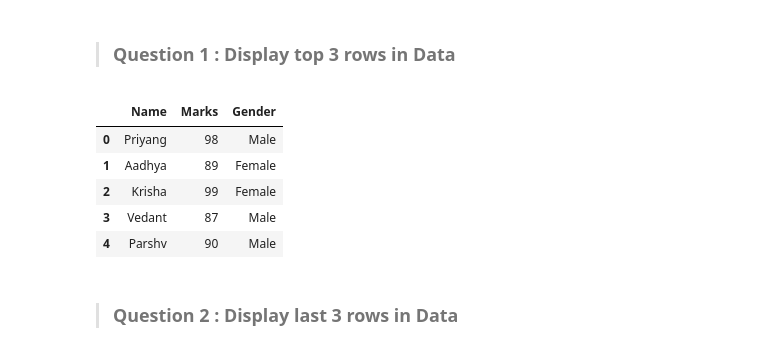
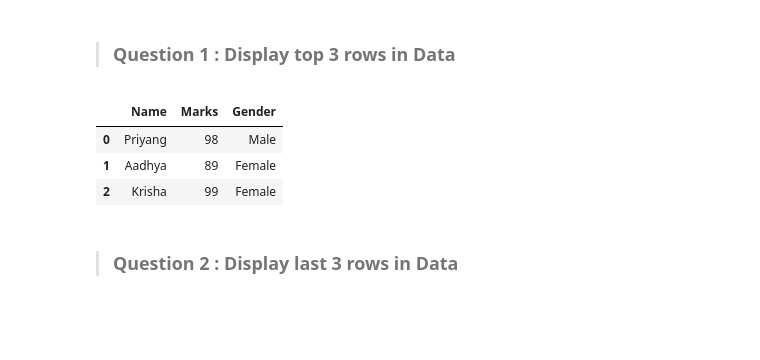
Before and after one commit to EthicalCoder96/PandasBasicStudy, a Jupyter notebook: project__1.ipynb, the cells around one changed output. Cells and saved outputs as stored; diff of their text form; code cells hidden in the pictures; blank space fills up the shorter version.

```diff
--- a/project__1.ipynb
+++ b/project__1.ipynb
@@ -22,14 +23,12 @@ output
 # %% [markdown]
 > ### **Question 1 : Display top 3 rows in Data**
 # %%
-output.head(5)
+output.head(3)
 # %% [output]
 |  | Name | Marks | Gender |
 | 0 | Priyang | 98 | Male |
 | 1 | Aadhya | 89 | Female |
 | 2 | Krisha | 99 | Female |
-| 3 | Vedant | 87 | Male |
-| 4 | Parshv | 90 | Male |
 # %% [markdown]
 > ### **Question 2 : Display last 3 rows in Data**
 # %%
```
Also changed, not shown: parts of 1 cell of this notebook, 2 other files.
